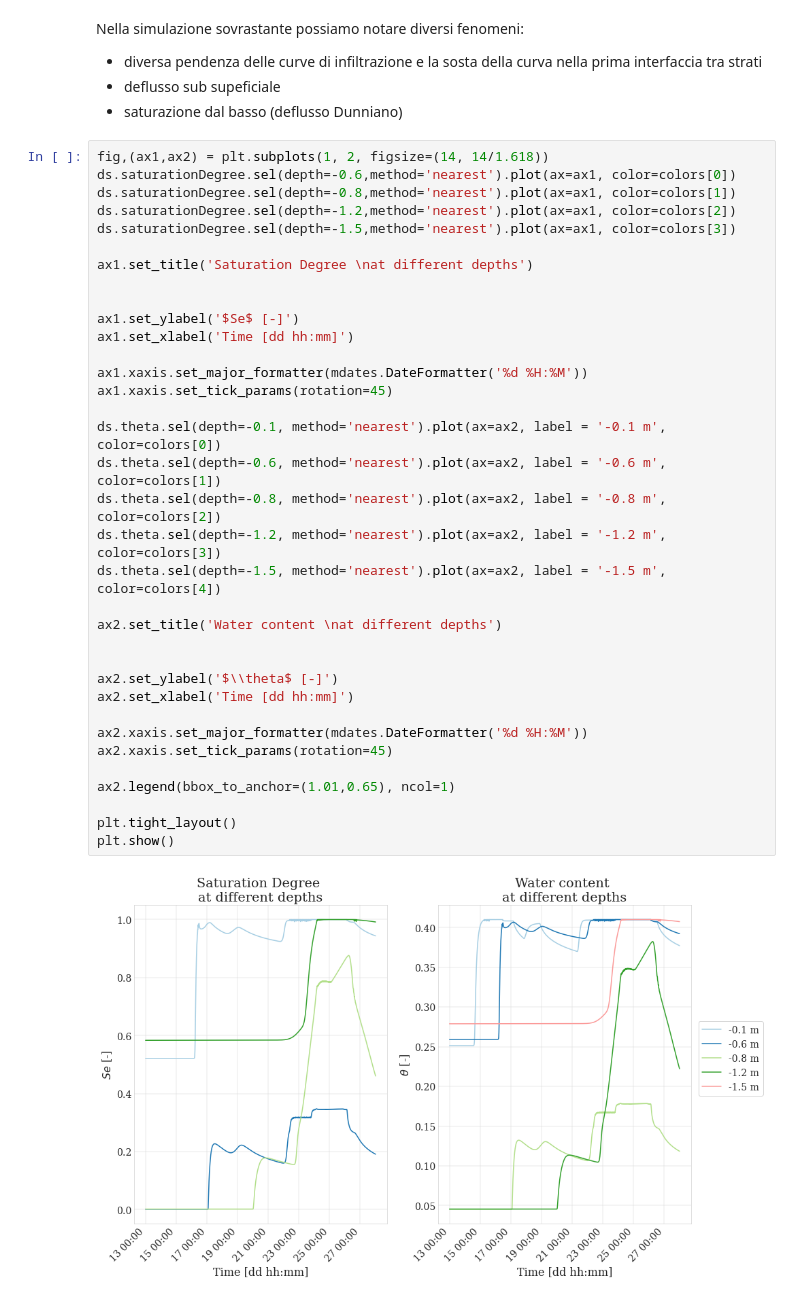
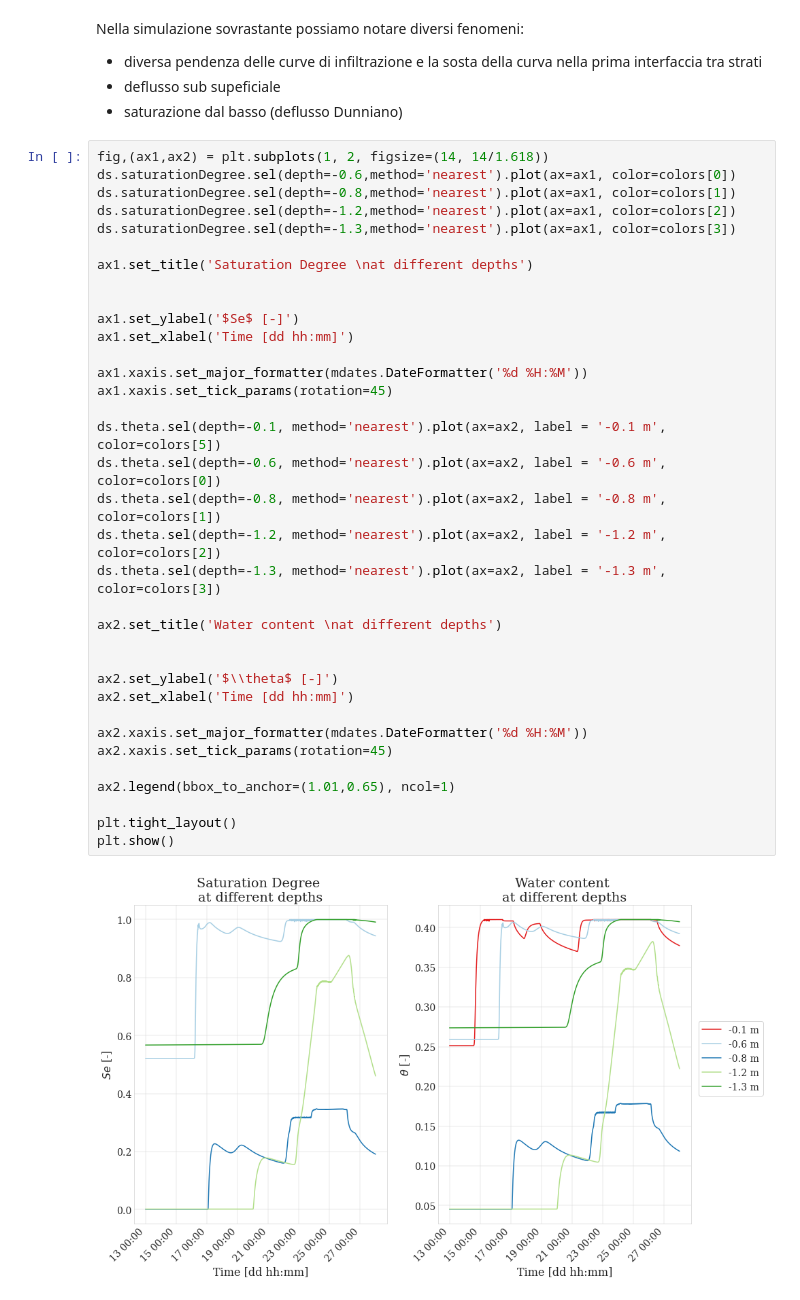
Before and after one commit to MarcoFeltrin/WHETGEO_1D, a Jupyter notebook: WHETGEO1D_Saturation_Excess.ipynb, the cells around one changed output. Drawn from its saved outputs; the diff is of its cells as text.

```diff
--- a/WHETGEO1D_Saturation_Excess.ipynb
+++ b/WHETGEO1D_Saturation_Excess.ipynb
@@ -261,37 +263,37 @@ Nella simulazione sovrastante possiamo notare diversi fenomeni:
 # %%
 fig,(ax1,ax2) = plt.subplots(1, 2, figsize=(14, 14/1.618))
 ds.saturationDegree.sel(depth=-0.6,method='nearest').plot(ax=ax1, color=colors[0])
 ds.saturationDegree.sel(depth=-0.8,method='nearest').plot(ax=ax1, color=colors[1])
 ds.saturationDegree.sel(depth=-1.2,method='nearest').plot(ax=ax1, color=colors[2])
-ds.saturationDegree.sel(depth=-1.5,method='nearest').plot(ax=ax1, color=colors[3])
+ds.saturationDegree.sel(depth=-1.3,method='nearest').plot(ax=ax1, color=colors[3])
 
 ax1.set_title('Saturation Degree \nat different depths')
 
 
 ax1.set_ylabel('$Se$ [-]')
 ax1.set_xlabel('Time [dd hh:mm]')
 
 ax1.xaxis.set_major_formatter(mdates.DateFormatter('%d %H:%M'))
 ax1.xaxis.set_tick_params(rotation=45)
 
-ds.theta.sel(depth=-0.1, method='nearest').plot(ax=ax2, label = '-0.1 m', color=colors[0])
-ds.theta.sel(depth=-0.6, method='nearest').plot(ax=ax2, label = '-0.6 m', color=colors[1])
-ds.theta.sel(depth=-0.8, method='nearest').plot(ax=ax2, label = '-0.8 m', color=colors[2])
-ds.theta.sel(depth=-1.2, method='nearest').plot(ax=ax2, label = '-1.2 m', color=colors[3])
-ds.theta.sel(depth=-1.5, method='nearest').plot(ax=ax2, label = '-1.5 m', color=colors[4])
+ds.theta.sel(depth=-0.1, method='nearest').plot(ax=ax2, label = '-0.1 m', color=colors[5])
+ds.theta.sel(depth=-0.6, method='nearest').plot(ax=ax2, label = '-0.6 m', color=colors[0])
+ds.theta.sel(depth=-0.8, method='nearest').plot(ax=ax2, label = '-0.8 m', color=colors[1])
+ds.theta.sel(depth=-1.2, method='nearest').plot(ax=ax2, label = '-1.2 m', color=colors[2])
+ds.theta.sel(depth=-1.3, method='nearest').plot(ax=ax2, label = '-1.3 m', color=colors[3])
 
 ax2.set_title('Water content \nat different depths')
 
 
 ax2.set_ylabel('$\\theta$ [-]')
 ax2.set_xlabel('Time [dd hh:mm]')
 
 ax2.xaxis.set_major_formatter(mdates.DateFormatter('%d %H:%M'))
 ax2.xaxis.set_tick_params(rotation=45)
 
 ax2.legend(bbox_to_anchor=(1.01,0.65), ncol=1)
 
 plt.tight_layout()
 plt.show()
 # %% [output]
-[figure, old version]
+[figure, new version]
```
Also changed, not shown: parts of 1 cell of this notebook.
